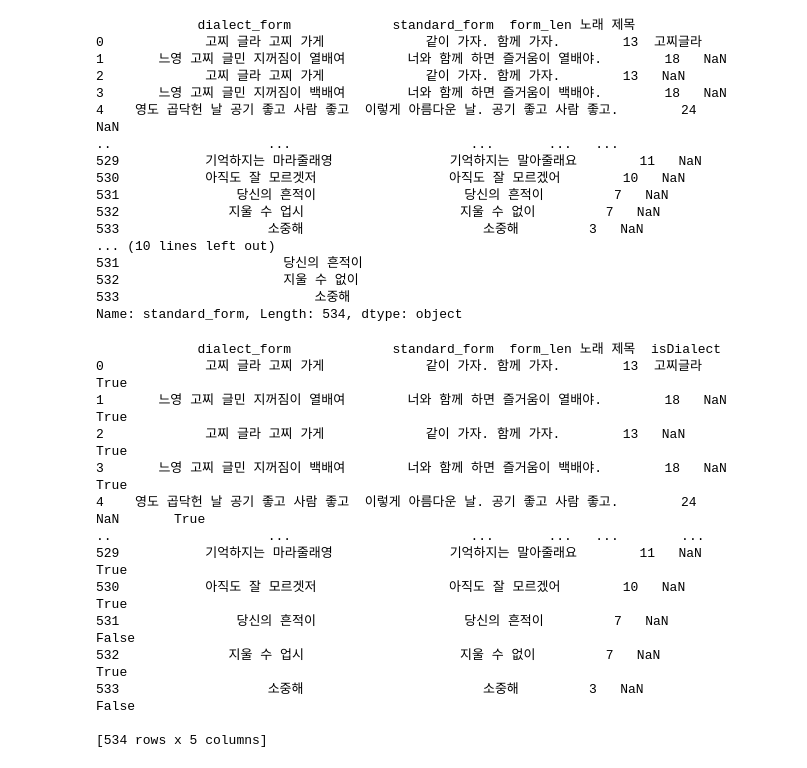
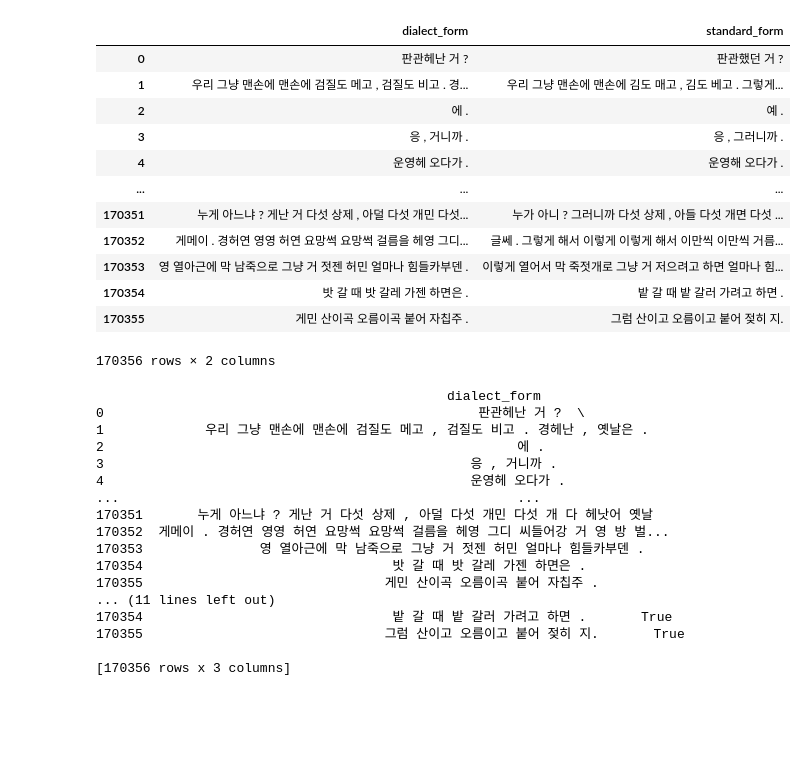
Before and after one commit to maeseok/BITAmin, a Jupyter notebook: BITAmin/1학기 프로젝트/concat.ipynb, the cells around one changed output. Cells and saved outputs as stored; diff of their text form; code cells hidden in the pictures; blank space fills up the shorter version.

```diff
--- a/BITAmin/1학기 프로젝트/concat.ipynb
+++ b/BITAmin/1학기 프로젝트/concat.ipynb
@@ -1,31 +1,39 @@
 # %%
 import os
 import csv
 import pandas as pd
 import glob
 
-merged_df = pd.read_excel('jeju.xlsx')
+#merged_df = pd.read_excel('jeju.xlsx')
 
-print(merged_df)
-print(merged_df['standard_form'])
+#print(merged_df)
+#print(merged_df['standard_form'])
+import pandas as pd
+
+merged_df = pd.read_csv('df_je_ko.csv',delimiter=';')
+merged_df.columns = ['dialect_form']
+df = pd.DataFrame({'dialect_form' : ['판관헤난 거 ?\t판관했던 거 ?']})
+merged_df = pd.concat([df, merged_df], ignore_index=True)
+merged_df[['dialect_form', 'standard_form']] = merged_df['dialect_form'].str.split('\t', expand=True)
+
+merged_df['standard_form'].iloc[-1]+='.'
+merged_df['standard_form'].iloc[-1]
+
+merged_df
 # %% [output]
+|  | dialect_form | standard_form |
+| 0 | 판관헤난 거 ? | 판관했던 거 ? |
+| 1 | 우리 그냥 맨손에 맨손에 검질도 메고 , 검질도 비고 . 경... | 우리 그냥 맨손에 맨손에 김도 매고 , 김도 베고 . 그렇게... |
+| 2 | 에 . | 예 . |
+| 3 | 응 , 거니까 . | 응 , 그러니까 . |
+| 4 | 운영헤 오다가 . | 운영해 오다가 . |
+| ... | ... | ... |
+| 170351 | 누게 아느냐 ? 게난 거 다섯 상제 , 아덜 다섯 개민 다섯... | 누가 아니 ? 그러니까 다섯 상제 , 아들 다섯 개면 다섯 ... |
+| 170352 | 게메이 . 경허연 영영 허연 요망썩 요망썩 걸름을 헤영 그디... | 글쎄 . 그렇게 해서 이렇게 이렇게 해서 이만씩 이만씩 거름... |
+| 170353 | 영 열아근에 막 남죽으로 그냥 거 젓젠 허민 얼마나 힘들카부덴 . | 이렇게 열어서 막 죽젓개로 그냥 거 저으려고 하면 얼마나 힘... |
+| 170354 | 밧 갈 때 밧 갈레 가젠 하면은 . | 밭 갈 때 밭 갈러 가려고 하면 . |
+| 170355 | 게민 산이곡 오름이곡 붙어 자칩주 . | 그럼 산이고 오름이고 붙어 젖히 지. |
-             dialect_form             standard_form  form_len 노래 제목
-0             고찌 글라 고찌 가게             같이 가자. 함께 가자.        13  고찌글라
-1       느영 고찌 글민 지꺼짐이 열배여        너와 함께 하면 즐거움이 열배야.        18   NaN
-2             고찌 글라 고찌 가게             같이 가자. 함께 가자.        13   NaN
-3       느영 고찌 글민 지꺼짐이 백배여        너와 함께 하면 즐거움이 백배야.        18   NaN
-4    영도 곱닥헌 날 공기 좋고 사람 좋고  이렇게 아름다운 날. 공기 좋고 사람 좋고.        24   NaN
-..                    ...                       ...       ...   ...
-529           기억하지는 마라줄래영               기억하지는 말아줄래요        11   NaN
-530           아직도 잘 모르겟저                 아직도 잘 모르겠어        10   NaN
-531               당신의 흔적이                   당신의 흔적이         7   NaN
-532              지울 수 업시                    지울 수 없이         7   NaN
-533                   소중해                       소중해         3   NaN
-... (10 lines left out)
-531                     당신의 흔적이
-532                     지울 수 없이
-533                         소중해
-Name: standard_form, Length: 534, dtype: object
+170356 rows × 2 columns
 # %%
 # 불용어 제거 - 감정표현
 merged_df['standard_form'] = merged_df['standard_form'].apply(lambda x: str(x).replace('(', ''))
@@ -79,20 +87,23 @@ merged_df['dialect_form'] = merged_df['dialect_form'].apply(lambda x: str(x).rep
 merged_df['isDialect'] = np.where(merged_df['standard_form'] != merged_df['dialect_form'], True,False)
 print(merged_df)
 # %% [output]
-             dialect_form             standard_form  form_len 노래 제목  isDialect
-0             고찌 글라 고찌 가게             같이 가자. 함께 가자.        13  고찌글라       True
-1       느영 고찌 글민 지꺼짐이 열배여        너와 함께 하면 즐거움이 열배야.        18   NaN       True
-2             고찌 글라 고찌 가게             같이 가자. 함께 가자.        13   NaN       True
-3       느영 고찌 글민 지꺼짐이 백배여        너와 함께 하면 즐거움이 백배야.        18   NaN       True
-4    영도 곱닥헌 날 공기 좋고 사람 좋고  이렇게 아름다운 날. 공기 좋고 사람 좋고.        24   NaN       True
-..                    ...                       ...       ...   ...        ...
-529           기억하지는 마라줄래영               기억하지는 말아줄래요        11   NaN       True
-530           아직도 잘 모르겟저                 아직도 잘 모르겠어        10   NaN       True
-531               당신의 흔적이                   당신의 흔적이         7   NaN      False
-532              지울 수 업시                    지울 수 없이         7   NaN       True
-533                   소중해                       소중해         3   NaN      False
+                                             dialect_form
+0                                                판관헤난 거 ?  \
+1             우리 그냥 맨손에 맨손에 검질도 메고 , 검질도 비고 . 경헤난 , 옛날은 .
+2                                                     에 .
+3                                               응 , 거니까 .
+4                                               운영헤 오다가 .
+...                                                   ...
+170351       누게 아느냐 ? 게난 거 다섯 상제 , 아덜 다섯 개민 다섯 개 다 헤낫어 옛날
+170352  게메이 . 경허연 영영 허연 요망썩 요망썩 걸름을 헤영 그디 씨들어강 거 영 방 벌...
+170353               영 열아근에 막 남죽으로 그냥 거 젓젠 허민 얼마나 힘들카부덴 .
+170354                                밧 갈 때 밧 갈레 가젠 하면은 .
+170355                               게민 산이곡 오름이곡 붙어 자칩주 .
+... (11 lines left out)
+170354                                밭 갈 때 밭 갈러 가려고 하면 .       True
+170355                               그럼 산이고 오름이고 붙어 젖히 지.       True
 
-[534 rows x 5 columns]
+[170356 rows x 3 columns]
 # %%
 
 # Let's define a function to process the standard_form and dialect_form columns as described
```
Also changed, not shown: parts of 10 cells of this notebook, 8 other files.
